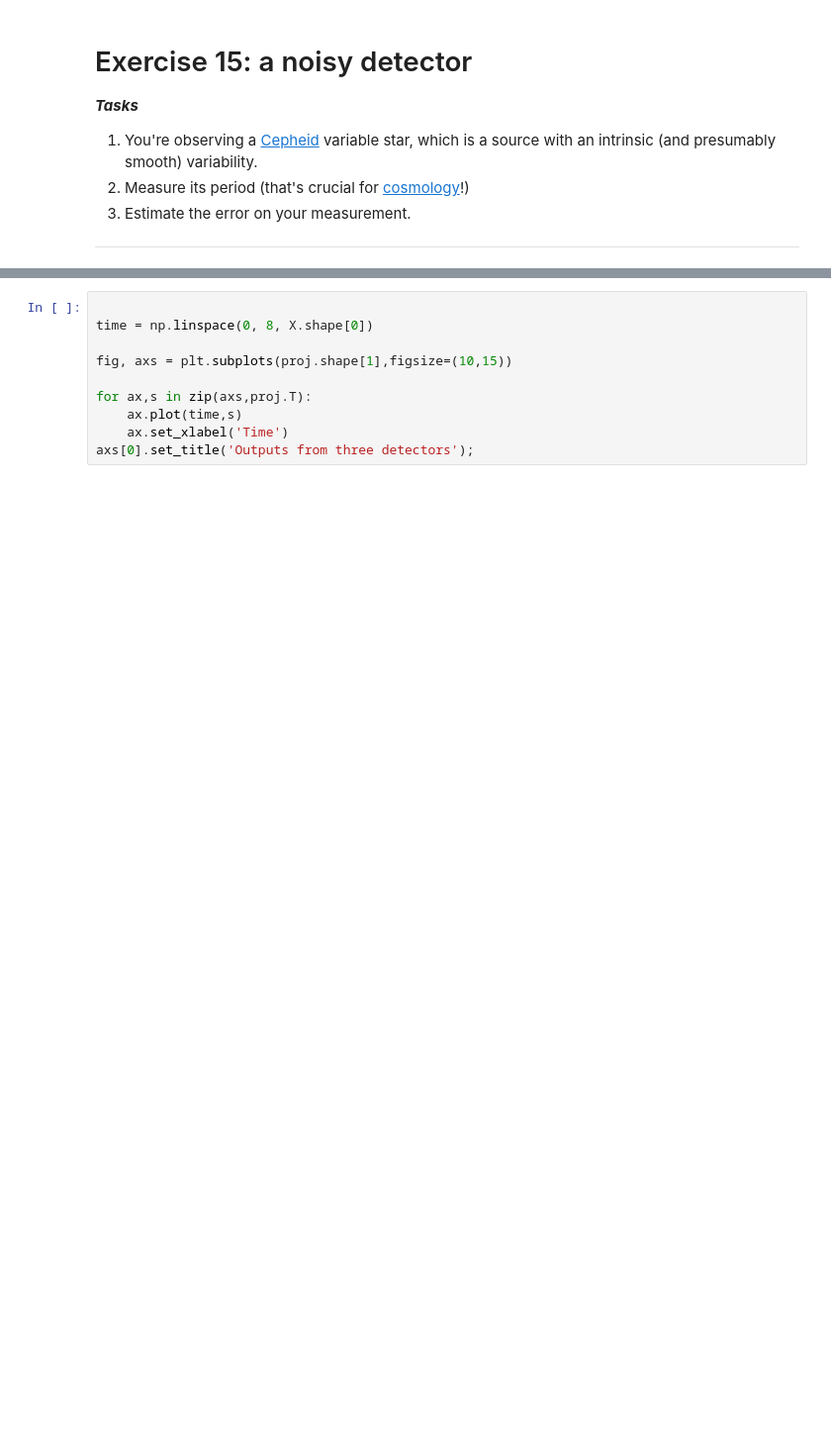
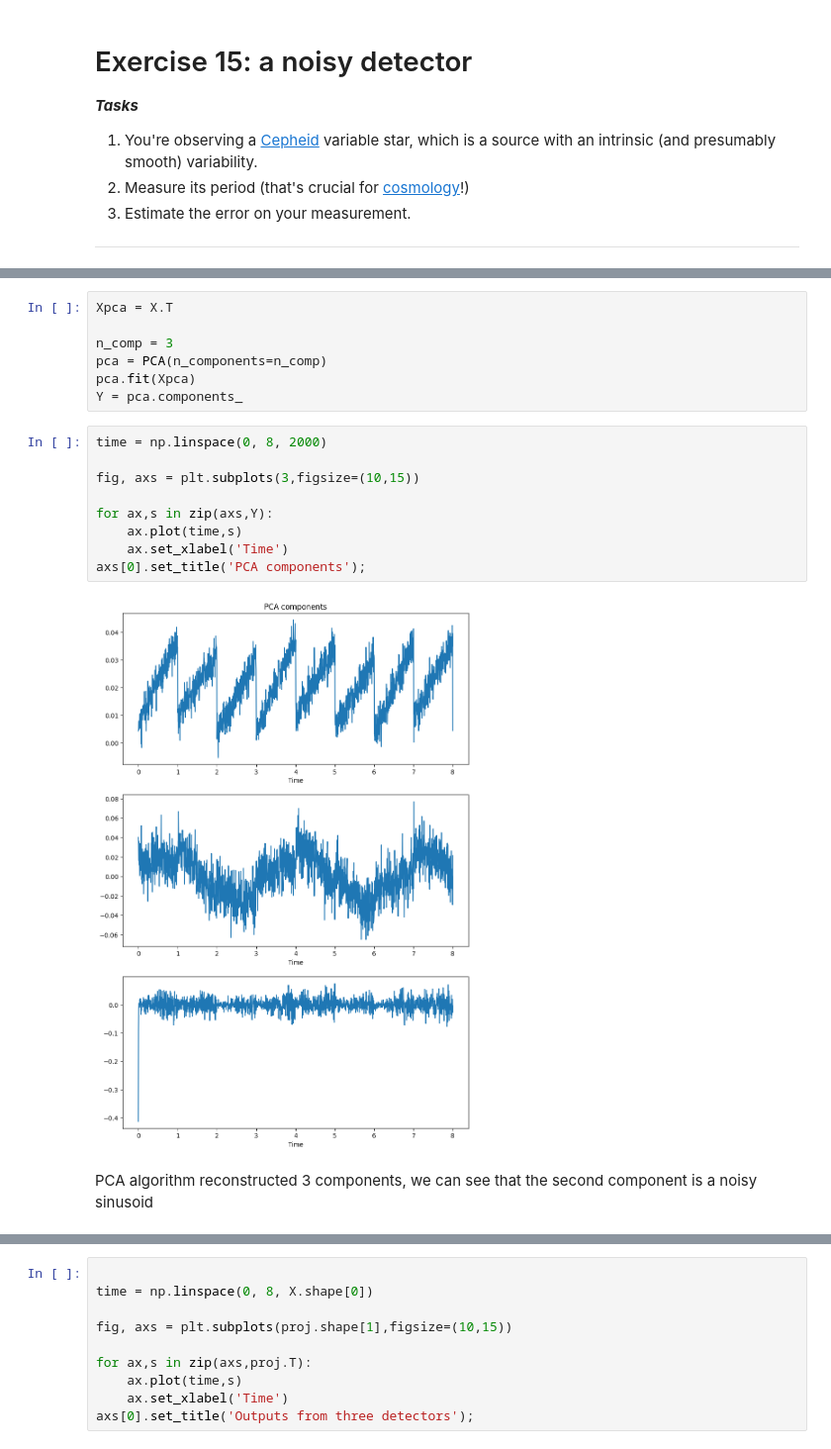
Before and after one commit to FraNob/astrostatistics_bicocca_2022, a Jupyter notebook: working/W15_dimreduction_noisy_detector.ipynb, the cells around one changed output, grey strips where cells are left out. Shown at 99% size. Saved outputs shown, nothing was run; the diff lists cells and outputs as text; blank space fills up the shorter version.

```diff
--- a/working/W15_dimreduction_noisy_detector.ipynb
+++ b/working/W15_dimreduction_noisy_detector.ipynb
@@ -29 +34,21 @@ axs[0].set_title('Outputs from three detectors');
+# %%
+Xpca = X.T
+
+n_comp = 3
+pca = PCA(n_components=n_comp)
+pca.fit(Xpca)
+Y = pca.components_
+# %%
+time = np.linspace(0, 8, 2000)
+
+fig, axs = plt.subplots(3,figsize=(10,15))
+
+for ax,s in zip(axs,Y):
+    ax.plot(time,s)
+    ax.set_xlabel('Time')
+axs[0].set_title('PCA components');
+# %% [output]
+[figure, added]
+# %% [markdown]
+PCA algorithm reconstructed 3 components, we can see that the second component is a noisy sinusoid
 # %% [markdown]
```
Also changed, not shown: parts of 20 cells of this notebook.
